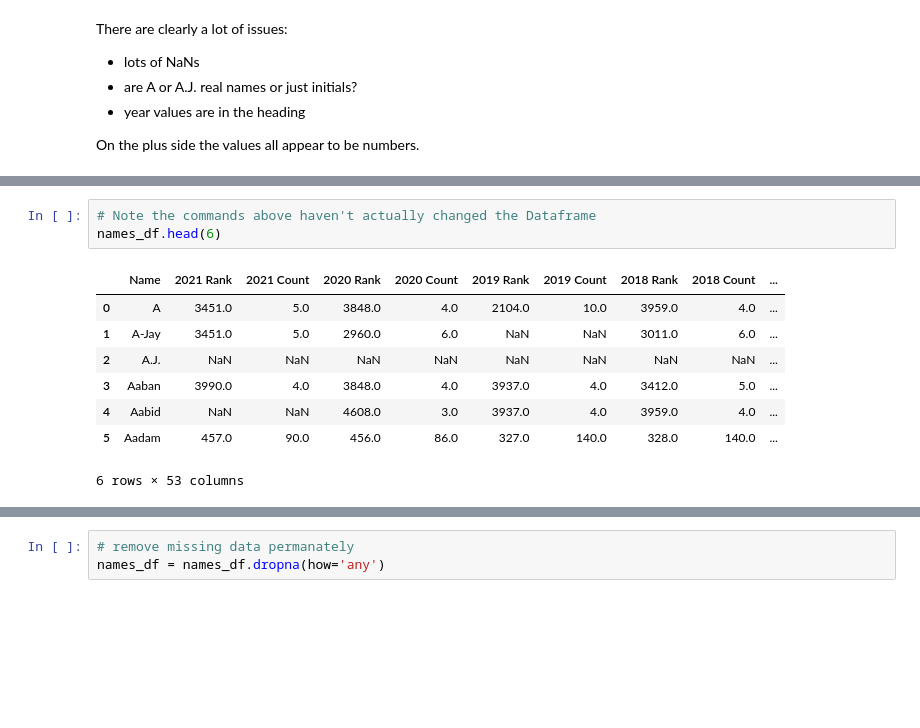
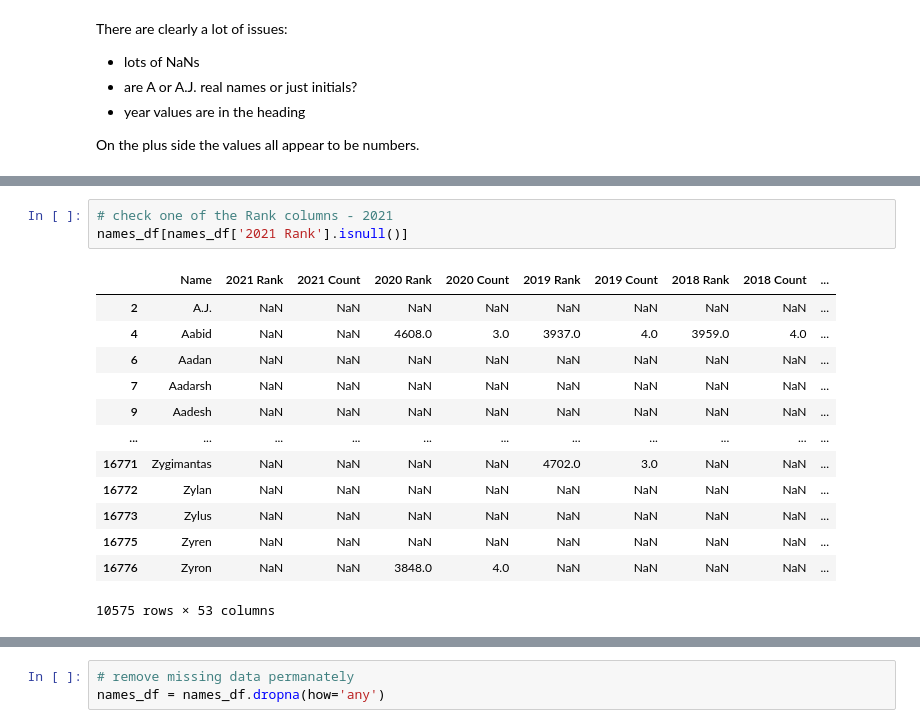
Before and after one commit to MaryGarvey/TM351, a Jupyter notebook: TMA01_Preparation/Tutorial 2 BoyNames.ipynb, the cells around one changed output, grey strips where cells are left out. Cells and saved outputs as stored; diff of their text form; blank space fills up the shorter version.

```diff
--- a/TMA01_Preparation/Tutorial 2 BoyNames.ipynb
+++ b/TMA01_Preparation/Tutorial 2 BoyNames.ipynb
@@ -172,12 +154,17 @@ names_df.dropna(how='any')
-# %%
-# Note the commands above haven't actually changed the Dataframe
-names_df.head(6)
-# %% [output]
-|  | Name | 2021 Rank | 2021 Count | 2020 Rank | 2020 Count | 2019 Rank | 2019 Count | 2018 Rank | 2018 Count | ... |
-| 0 | A | 3451.0 | 5.0 | 3848.0 | 4.0 | 2104.0 | 10.0 | 3959.0 | 4.0 | ... |
-| 1 | A-Jay | 3451.0 | 5.0 | 2960.0 | 6.0 | NaN | NaN | 3011.0 | 6.0 | ... |
-| 2 | A.J. | NaN | NaN | NaN | NaN | NaN | NaN | NaN | NaN | ... |
-| 3 | Aaban | 3990.0 | 4.0 | 3848.0 | 4.0 | 3937.0 | 4.0 | 3412.0 | 5.0 | ... |
-| 4 | Aabid | NaN | NaN | 4608.0 | 3.0 | 3937.0 | 4.0 | 3959.0 | 4.0 | ... |
-| 5 | Aadam | 457.0 | 90.0 | 456.0 | 86.0 | 327.0 | 140.0 | 328.0 | 140.0 | ... |
-6 rows × 53 columns
+# %%
+# check one of the Rank columns - 2021
+names_df[names_df['2021 Rank'].isnull()]
+# %% [output]
+|  | Name | 2021 Rank | 2021 Count | 2020 Rank | 2020 Count | 2019 Rank | 2019 Count | 2018 Rank | 2018 Count | ... |
+| 2 | A.J. | NaN | NaN | NaN | NaN | NaN | NaN | NaN | NaN | ... |
+| 4 | Aabid | NaN | NaN | 4608.0 | 3.0 | 3937.0 | 4.0 | 3959.0 | 4.0 | ... |
+| 6 | Aadan | NaN | NaN | NaN | NaN | NaN | NaN | NaN | NaN | ... |
+| 7 | Aadarsh | NaN | NaN | NaN | NaN | NaN | NaN | NaN | NaN | ... |
+| 9 | Aadesh | NaN | NaN | NaN | NaN | NaN | NaN | NaN | NaN | ... |
+| ... | ... | ... | ... | ... | ... | ... | ... | ... | ... | ... |
+| 16771 | Zygimantas | NaN | NaN | NaN | NaN | 4702.0 | 3.0 | NaN | NaN | ... |
+| 16772 | Zylan | NaN | NaN | NaN | NaN | NaN | NaN | NaN | NaN | ... |
+| 16773 | Zylus | NaN | NaN | NaN | NaN | NaN | NaN | NaN | NaN | ... |
+| 16775 | Zyren | NaN | NaN | NaN | NaN | NaN | NaN | NaN | NaN | ... |
+| 16776 | Zyron | NaN | NaN | 3848.0 | 4.0 | NaN | NaN | NaN | NaN | ... |
+10575 rows × 53 columns
```
Also changed, not shown: parts of 13 cells of this notebook, 1 other file.
